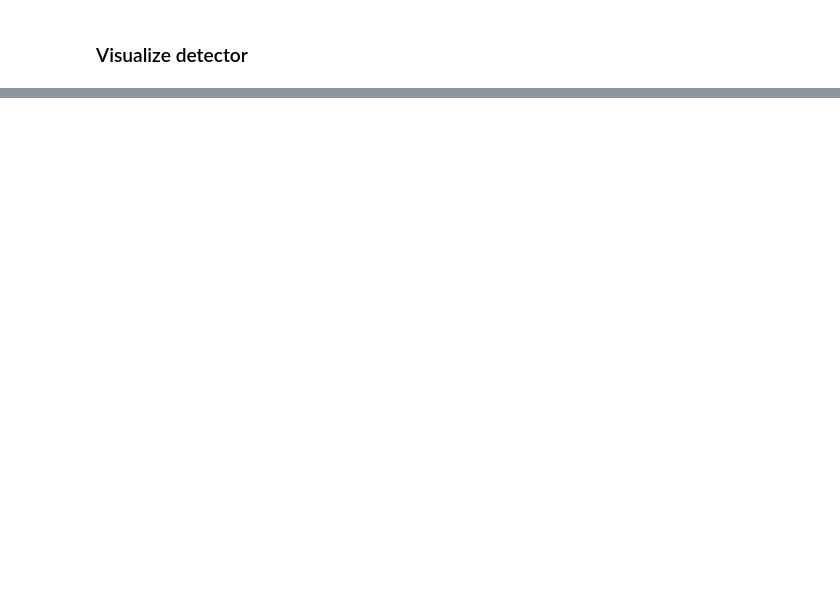
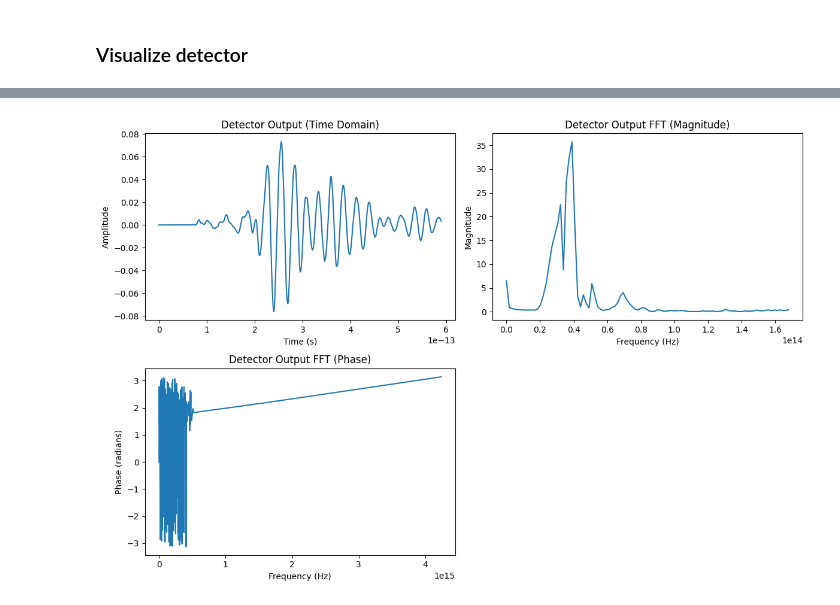
Before and after one commit to vlrmzz/tfdtd, a Jupyter notebook: testWaveGuideCavity.ipynb, the cells around one changed output, grey strips where cells are left out. Drawn from its saved outputs; the diff is of its cells as text; code cells hidden in the pictures; blank space fills up the shorter version.

```diff
--- a/testWaveGuideCavity.ipynb
+++ b/testWaveGuideCavity.ipynb
@@ -241,0 +202,4 @@ plt.show()
+# %%
+viz_detector(sim,point_detector1)
+# %% [output]
+[figure, added]
```
Also changed, not shown: parts of 13 cells of this notebook, 22 other files.
